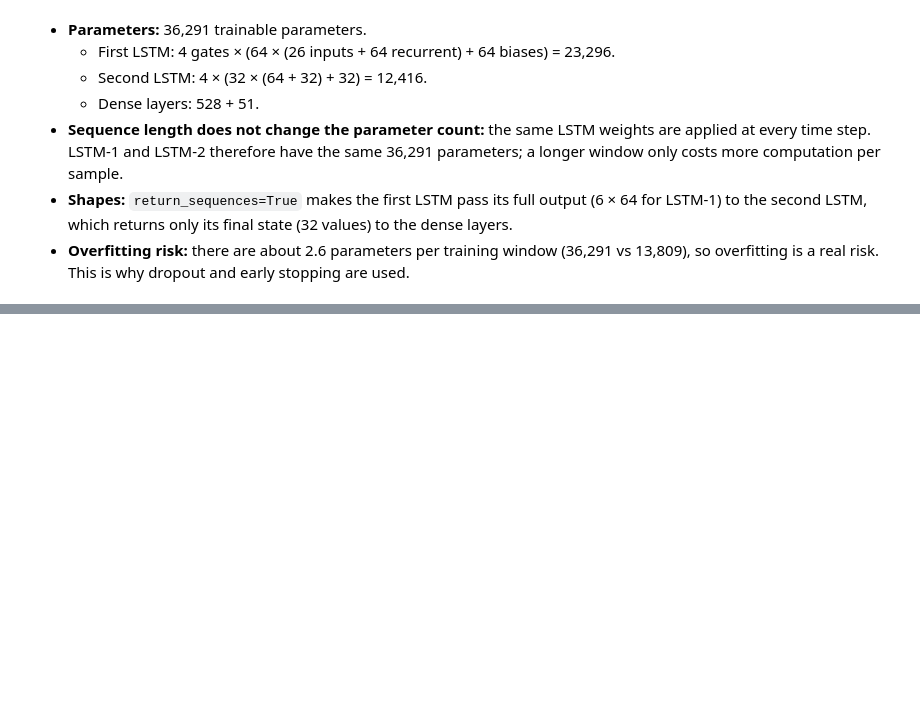
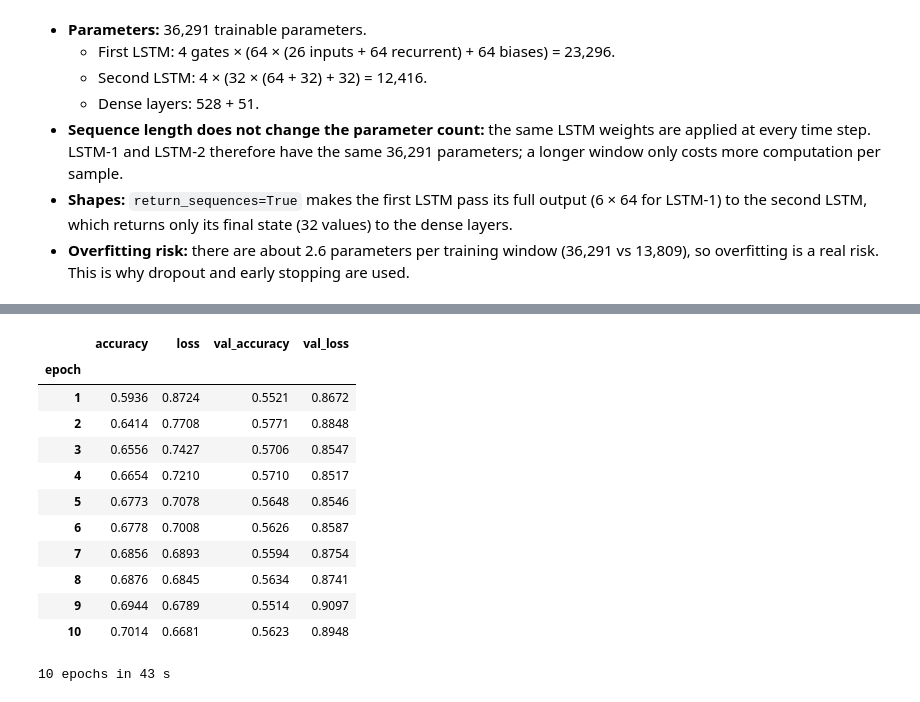
Before and after one commit to phu1009/COS40007---AI-Engineering-, a Jupyter notebook: Portfolio Assessment 3/notebook code/portfolio_assessment_3.ipynb, the cells around one changed output, grey strips where cells are left out. Cells and saved outputs as stored; diff of their text form; code cells hidden in the pictures; blank space fills up the shorter version.

```diff
--- a/Portfolio Assessment 3/notebook code/portfolio_assessment_3.ipynb
+++ b/Portfolio Assessment 3/notebook code/portfolio_assessment_3.ipynb
@@ -528,0 +537,45 @@ Model: "LSTM_1_seq6"
+# %%
+EPOCHS = 50
+
+
+def make_callbacks():
+    return [keras.callbacks.EarlyStopping(monitor="val_loss", patience=10, restore_best_weights=True),
+            keras.callbacks.ReduceLROnPlateau(monitor="val_loss", factor=0.5, patience=5, min_lr=1e-5)]
+
+
+def train_lstm(seq_len, batch_size, epochs=EPOCHS, seed=RANDOM_STATE, callbacks=True, name="lstm"):
+    """Build and train one LSTM; returns the model, its history (dict) and the training time."""
+    keras.utils.set_random_seed(seed)
+    Xw, yw = seq_data[seq_len]["train"]
+    model = build_lstm(seq_len, name=name)
+    start = time.time()
+    hist = model.fit(Xw, yw, validation_split=0.2, epochs=epochs, batch_size=batch_size,
+                     callbacks=make_callbacks() if callbacks else None, verbose=0)
+    return model, hist.history, time.time() - start
+
+
+def summarise_history(h):
+    best = int(np.argmin(h["val_loss"]))
+    return {"epochs run": len(h["val_loss"]), "best epoch": best + 1, "best val_loss": h["val_loss"][best],
+            "val_accuracy at best": h["val_accuracy"][best], "train_accuracy at best": h["accuracy"][best],
+            "final learning rate": h.get("learning_rate", [np.nan])[-1]}
+
+
+# Step 1: a first 10-epoch run without callbacks, to check that the model is learning
+_, h10, t10 = train_lstm(SEQ_LENGTHS["LSTM-1"], 32, epochs=10, callbacks=False, name="check_10_epochs")
+display(pd.DataFrame(h10, index=pd.RangeIndex(1, 11, name="epoch")).round(4))
+print(f"10 epochs in {t10:.0f} s")
+# %% [output]
+|  | accuracy | loss | val_accuracy | val_loss |
+| epoch |  |  |  |  |
+| 1 | 0.5936 | 0.8724 | 0.5521 | 0.8672 |
+| 2 | 0.6414 | 0.7708 | 0.5771 | 0.8848 |
+| 3 | 0.6556 | 0.7427 | 0.5706 | 0.8547 |
+| 4 | 0.6654 | 0.7210 | 0.5710 | 0.8517 |
+| 5 | 0.6773 | 0.7078 | 0.5648 | 0.8546 |
+| 6 | 0.6778 | 0.7008 | 0.5626 | 0.8587 |
+| 7 | 0.6856 | 0.6893 | 0.5594 | 0.8754 |
+| 8 | 0.6876 | 0.6845 | 0.5634 | 0.8741 |
+| 9 | 0.6944 | 0.6789 | 0.5514 | 0.9097 |
+| 10 | 0.7014 | 0.6681 | 0.5623 | 0.8948 |
+10 epochs in 43 s
```
Also changed, not shown: parts of 6 cells of this notebook, 2 other files.
